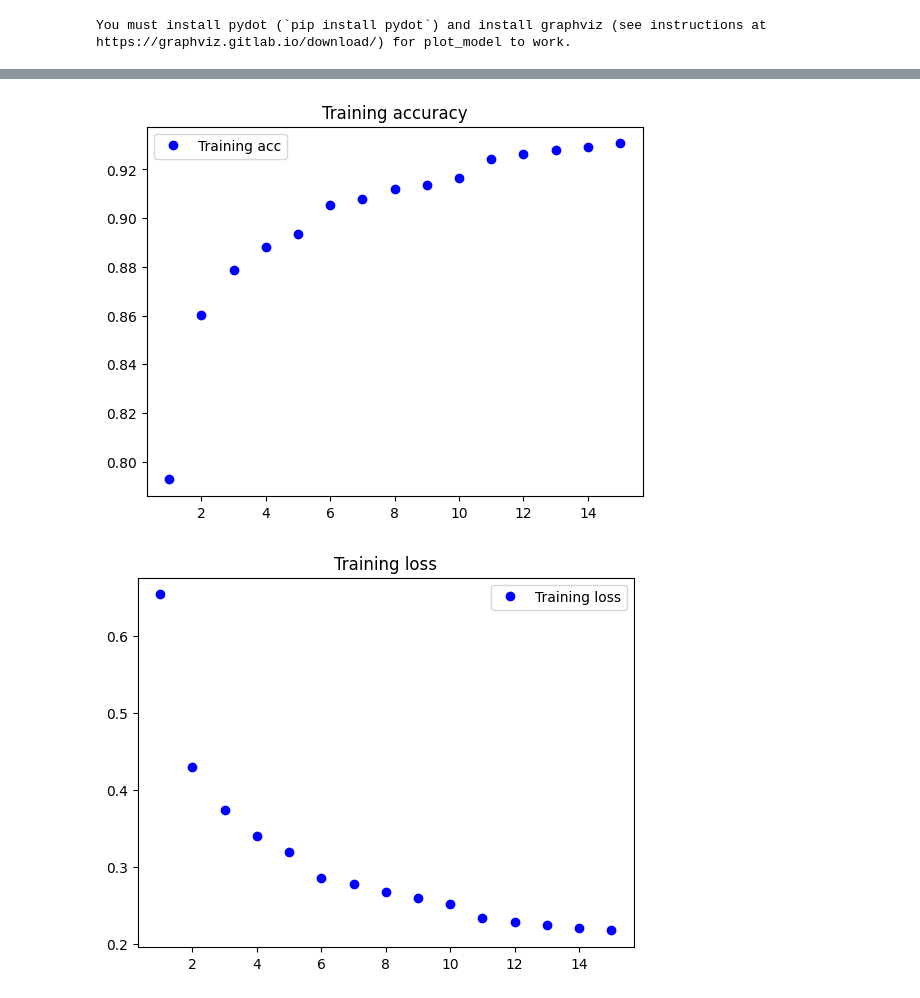
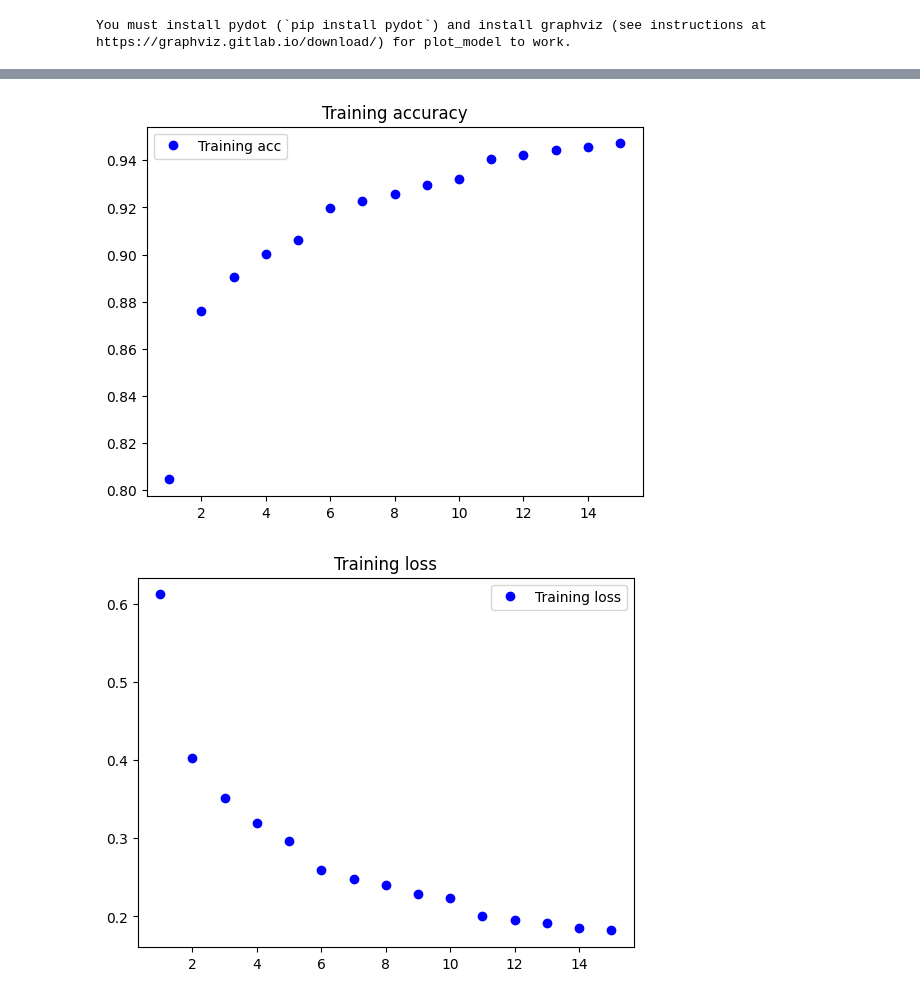
Before and after one commit to FunnyPocketBook/infocv, a Jupyter notebook: ass4/main.ipynb, the cells around one changed output, grey strips where cells are left out. Saved outputs shown, nothing was run; the diff lists cells and outputs as text; code cells hidden in the pictures.

Commit message:
Update on variants

```diff
--- a/ass4/main.ipynb
+++ b/ass4/main.ipynb
@@ -227,13 +227,13 @@ plot_loss_and_accuracy(history)
 # %%
 #Dropout inclussion after second maxpooling
 #Dropout prevents overfitting by dropping a random weight (.5= 50% chance to happen)
-#Dropout reduces correlation between neurons
+#Dropout reduces correlation between neurons. It is added after second convolution layer before maxpolling since overfitting is most likely to happen there
 def create_model_variant1():
     model = tf.keras.models.Sequential([
         tf.keras.layers.Conv2D(32, (3, 3), activation='relu', input_shape=(28, 28, 1)),
-        tf.keras.layers.Dropout(.5),
         tf.keras.layers.MaxPooling2D((2, 2)),
         tf.keras.layers.Conv2D(64, (3, 3), activation='relu'),
+        tf.keras.layers.Dropout(.25),
         tf.keras.layers.MaxPooling2D((2, 2)),
         tf.keras.layers.Conv2D(64, (3, 3), activation='relu'),
         tf.keras.layers.Flatten(),
@@ -254,8 +254,7 @@ print(f"Test loss: {test_loss}")
 
 plot_loss_and_accuracy(history)
 
-#Result: Dropout variant is  better than baseline on the test data but trains worse. More epochs probably required to train it properly since it drops data so often.
-# However since its dropping weights so often it does less overfitting and outperforms the baseline on the test data.
-#Conclussion: loss: 0.2573 - accuracy: 0.9191 Baseline - loss: 0.2413 - accuracy: 0.9146 Variant1
+#Result: Dropout variant is both better than baseline on the test data and train data. A clear sign that the base model is slightly overfit.
+#Conclussion: loss: 0.2490 - accuracy: 0.9146 Baseline - loss: 0.2319 - accuracy: 0.9158 Variant1
 # %% [output]
 Epoch 1/15
@@ -280,20 +383,20 @@ Test loss: 0.24125714600086212
 # %%
-#L1 Regularization: Penalize weight values
-#L1 prevents overfitting by slowly melting large weight values
-def create_model_variant2():
+#L2 Regularization: Adding to dense layers
+#L2 prevents overfitting by slowly melting large weight values, encourages model to use lower weights
+def create_model_variant4():
     model = tf.keras.models.Sequential([
-        tf.keras.layers.Conv2D(32, (3, 3), activation='relu', input_shape=(28, 28, 1), kernel_regularizer='l1'),
+        tf.keras.layers.Conv2D(32, (3, 3), activation='relu', input_shape=(28, 28, 1)),
         tf.keras.layers.MaxPooling2D((2, 2)),
         tf.keras.layers.Conv2D(64, (3, 3), activation='relu'),
         tf.keras.layers.MaxPooling2D((2, 2)),
         tf.keras.layers.Conv2D(64, (3, 3), activation='relu'),
         tf.keras.layers.Flatten(),
-        tf.keras.layers.Dense(64, activation='relu'),
-        tf.keras.layers.Dense(10, activation='softmax')
+        tf.keras.layers.Dense(64, activation='relu', kernel_regularizer=tf.keras.regularizers.l2(0.001)),
+        tf.keras.layers.Dense(10, activation='softmax', kernel_regularizer=tf.keras.regularizers.l2(0.001))
     ])
     return model
 
-model = create_model_variant2()
+model = create_model_variant4()
 
 model, history = train_model(train_images, train_labels, model)
 
@@ -305,8 +408,8 @@ print(f"Test loss: {test_loss}")
 
 plot_loss_and_accuracy(history)
 
-#Result: L1 variant is slightly worse than baseline on the test data and trains worse.
-# More epochs are required to get full value.
-#Conclussion: loss: 0.2573 - accuracy: 0.9191 Baseline - loss: 0.2925 - accuracy: 0.9040 Variant2
+#Result: L2 variant is a lot better than baseline on the train data but the accuracy seems better on the test data.
+# It seems to converge faster however also appears to overfit since loss is higher on the test data.
+#Conclussion: loss: 0.2490 - accuracy: 0.9146 Baseline - loss: 0.2698 - accuracy: 0.9173 Variant4
 # %% [output]
 Epoch 1/15
@@ -329,2 +432,2 @@ Test loss: 0.2925383448600769
-[figure, old version]
+[figure, new version]
-[figure, old version]
+[figure, new version]
```
Also changed, not shown: parts of 10 cells of this notebook.
